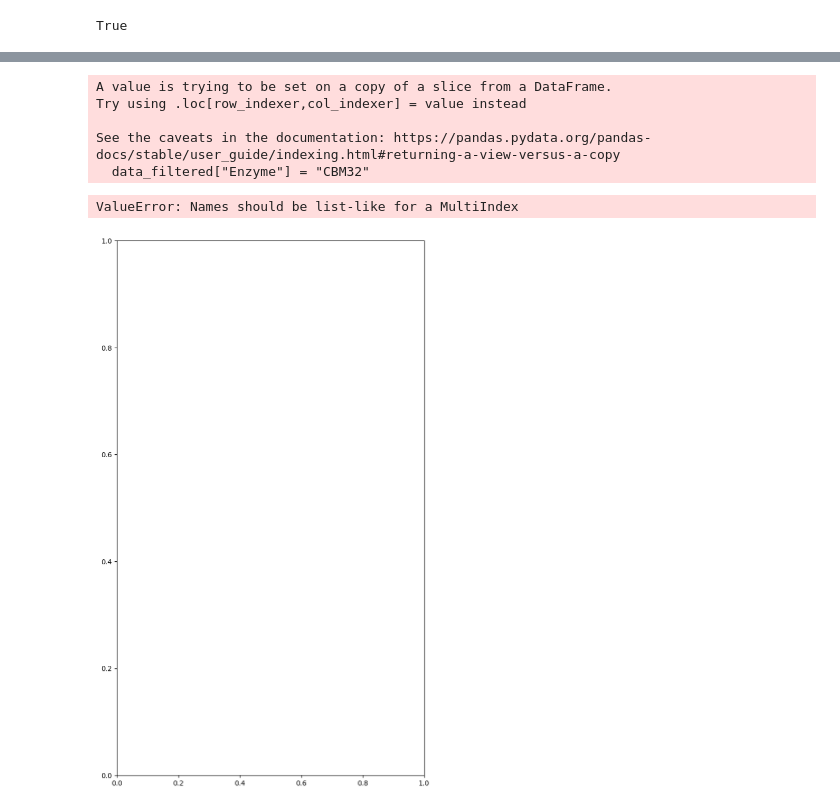
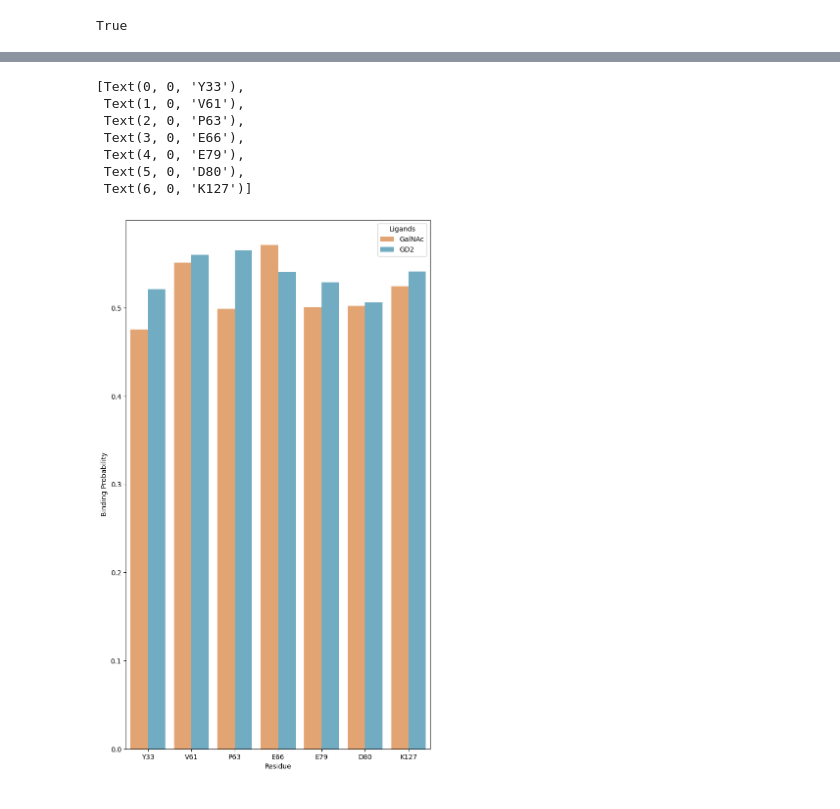
Before and after one commit to drossotto/docking_simulation_helpers, a Jupyter notebook: graph_dgs.ipynb, the cells around one changed output, grey strips where cells are left out. Cells and saved outputs as stored; diff of their text form; code cells hidden in the pictures.

```diff
--- a/graph_dgs.ipynb
+++ b/graph_dgs.ipynb
@@ -52,10 +52,10 @@ True
 # %%
 data = pd.DataFrame(columns=["Residue Number", "Binding Probabilities"])
 # %%
-data["Binding Probabilities GalNAc"] = galnac_probabilities
-data["Binding Probabilities GD2"] = gd2_probabilities
+
 data["Binding Probabilities"] = galnac_probabilities + gd2_probabilities
 data["Residue Number"] = residue_number
+data["Ligands"] = ["GalNAc"] * 137 + ["GD2"] * 137
 
 significant_residues = [33, 61, 63, 66, 79, 80, 127]
 
@@ -66,29 +80,30 @@ ValueError: Length of values (2) does not match length of index (137)
 # %%
 plt.figure(
     figsize=(8,14)
 )
 
 residue_labels = ["Y33", "V61", "P63", "E66", "E79", "D80", "K127"]
 
-data_filtered["Enzyme"] =
+
 
 residue_graph = sns.barplot(
     data=data_filtered,
     y="Binding Probabilities",
     x="Residue Number",
-    hue="Enzyme",
-    palette=["#f4a261"]
+    hue="Ligands",
+    palette=["#f4a261", "#63b3cf"]
 )
 
 residue_graph.set_xlabel("Residue")
 residue_graph.set_ylabel("Binding Probability")
 residue_graph.set_xticklabels(residue_labels)
 #residue_graph.set_ybound(0.1)
 # %% [output]
-A value is trying to be set on a copy of a slice from a DataFrame.
-Try using .loc[row_indexer,col_indexer] = value instead
-
-See the caveats in the documentation: https://pandas.pydata.org/pandas-docs/stable/user_guide/indexing.html#returning-a-view-versus-a-copy
-  data_filtered["Enzyme"] = "CBM32"
+[Text(0, 0, 'Y33'),
+ Text(1, 0, 'V61'),
+ Text(2, 0, 'P63'),
+ Text(3, 0, 'E66'),
+ Text(4, 0, 'E79'),
+ Text(5, 0, 'D80'),
+ Text(6, 0, 'K127')]
-ValueError: Names should be list-like for a MultiIndex
-[figure, old version]
+[figure, new version]
```
Also changed, not shown: parts of 1 cell of this notebook, 9 other files.
